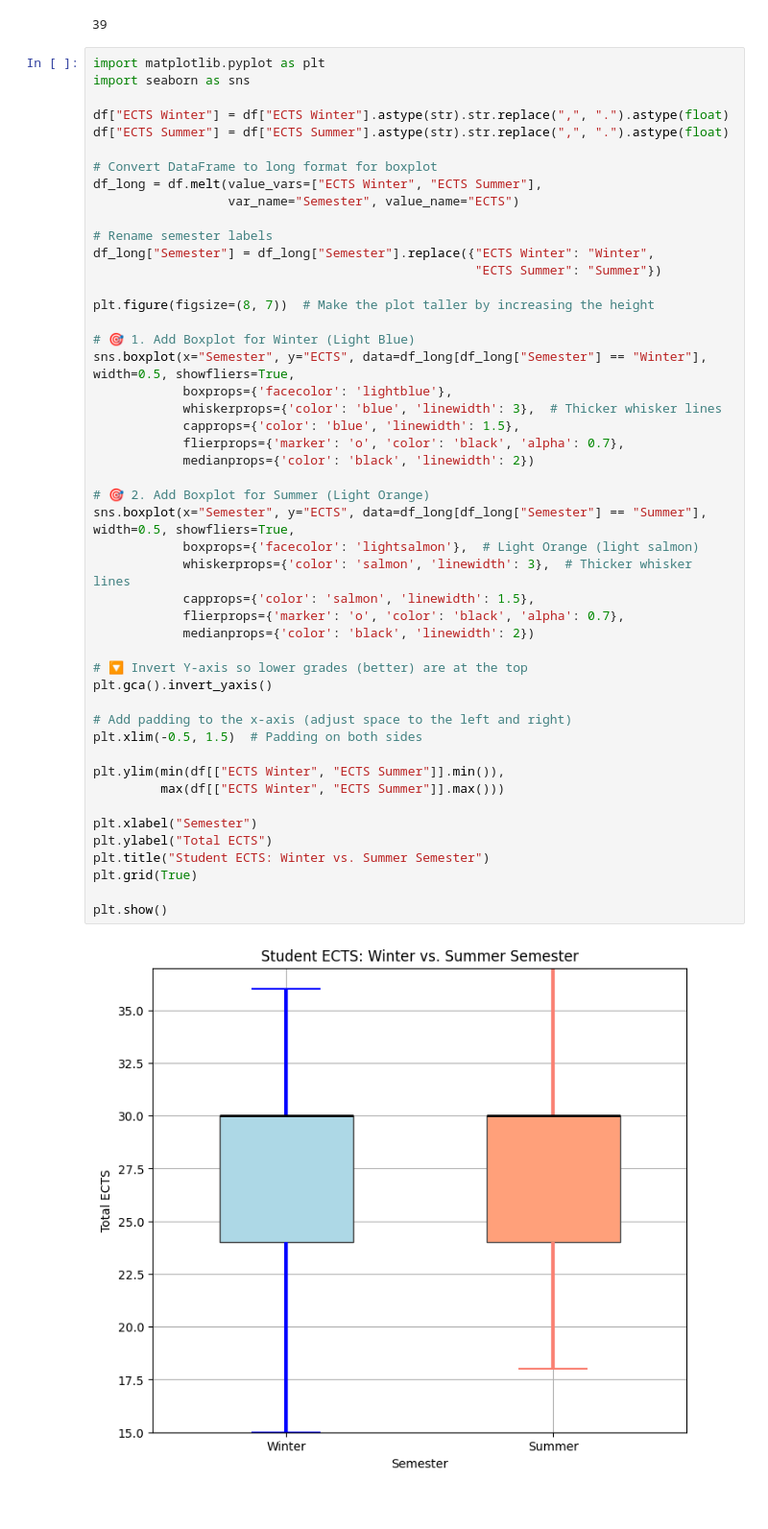
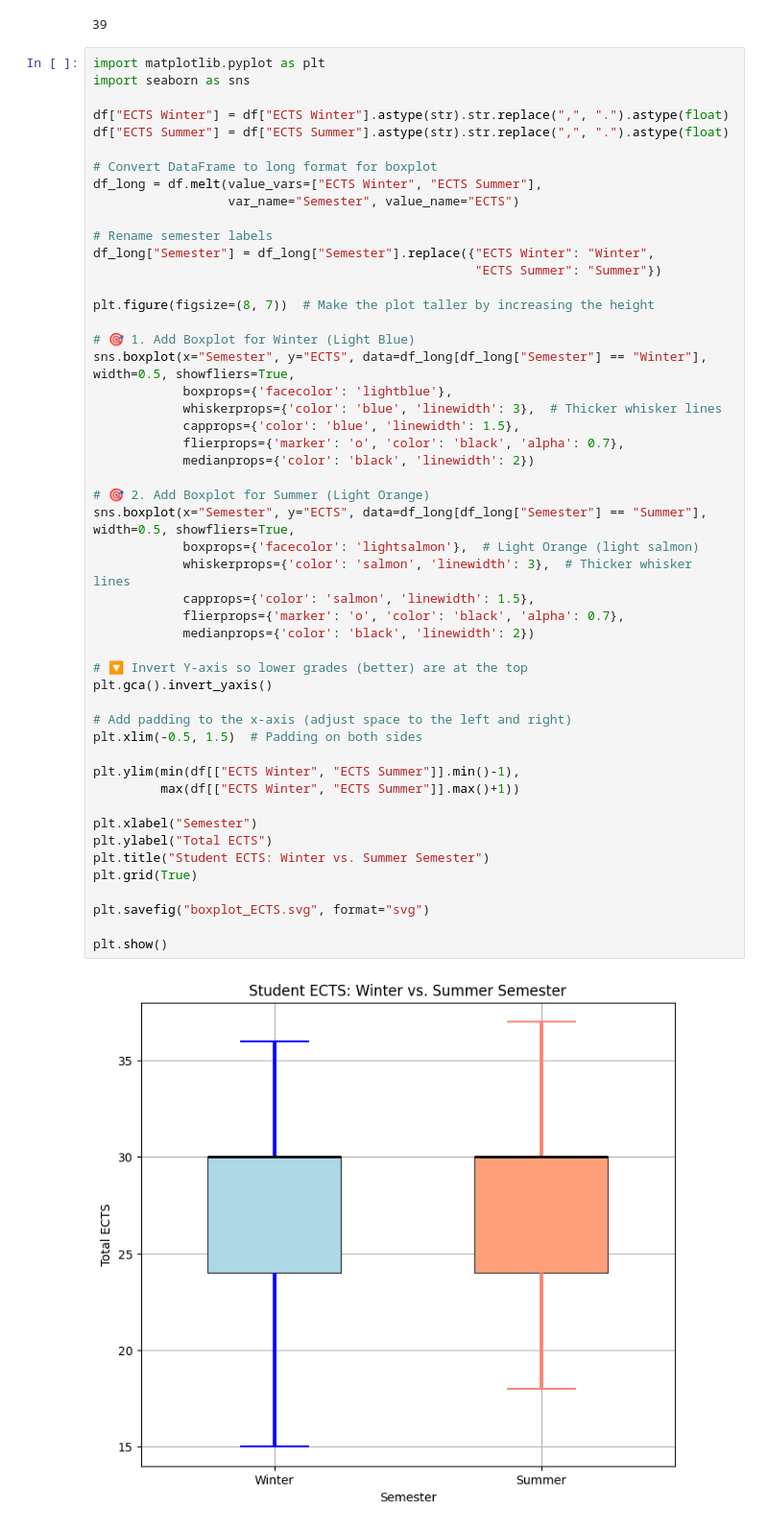
Before and after one commit to SH2282000/WAL, a Jupyter notebook: wal/plot_ects.ipynb, the cells around one changed output. Shown at 96% size. Cells and saved outputs as stored; diff of their text form.

```diff
--- a/wal/plot_ects.ipynb
+++ b/wal/plot_ects.ipynb
@@ -45,33 +45,35 @@ plt.figure(figsize=(8, 7))  # Make the plot taller by increasing the height
 # 🎯 1. Add Boxplot for Winter (Light Blue)
 sns.boxplot(x="Semester", y="ECTS", data=df_long[df_long["Semester"] == "Winter"], width=0.5, showfliers=True,
             boxprops={'facecolor': 'lightblue'},
             whiskerprops={'color': 'blue', 'linewidth': 3},  # Thicker whisker lines
             capprops={'color': 'blue', 'linewidth': 1.5},
             flierprops={'marker': 'o', 'color': 'black', 'alpha': 0.7},
             medianprops={'color': 'black', 'linewidth': 2})
 
 # 🎯 2. Add Boxplot for Summer (Light Orange)
 sns.boxplot(x="Semester", y="ECTS", data=df_long[df_long["Semester"] == "Summer"], width=0.5, showfliers=True,
             boxprops={'facecolor': 'lightsalmon'},  # Light Orange (light salmon)
             whiskerprops={'color': 'salmon', 'linewidth': 3},  # Thicker whisker lines
             capprops={'color': 'salmon', 'linewidth': 1.5},
             flierprops={'marker': 'o', 'color': 'black', 'alpha': 0.7},
             medianprops={'color': 'black', 'linewidth': 2})
 
 # 🔽 Invert Y-axis so lower grades (better) are at the top
 plt.gca().invert_yaxis()
 
 # Add padding to the x-axis (adjust space to the left and right)
 plt.xlim(-0.5, 1.5)  # Padding on both sides
 
-plt.ylim(min(df[["ECTS Winter", "ECTS Summer"]].min()),
-         max(df[["ECTS Winter", "ECTS Summer"]].max()))
+plt.ylim(min(df[["ECTS Winter", "ECTS Summer"]].min()-1),
+         max(df[["ECTS Winter", "ECTS Summer"]].max()+1))
 
 plt.xlabel("Semester")
 plt.ylabel("Total ECTS")
 plt.title("Student ECTS: Winter vs. Summer Semester")
 plt.grid(True)
 
+plt.savefig("boxplot_ECTS.svg", format="svg")
+
 plt.show()
 # %% [output]
-[figure, old version]
+[figure, new version]
```
Also changed, not shown: parts of 4 cells of this notebook, 2 other files.
